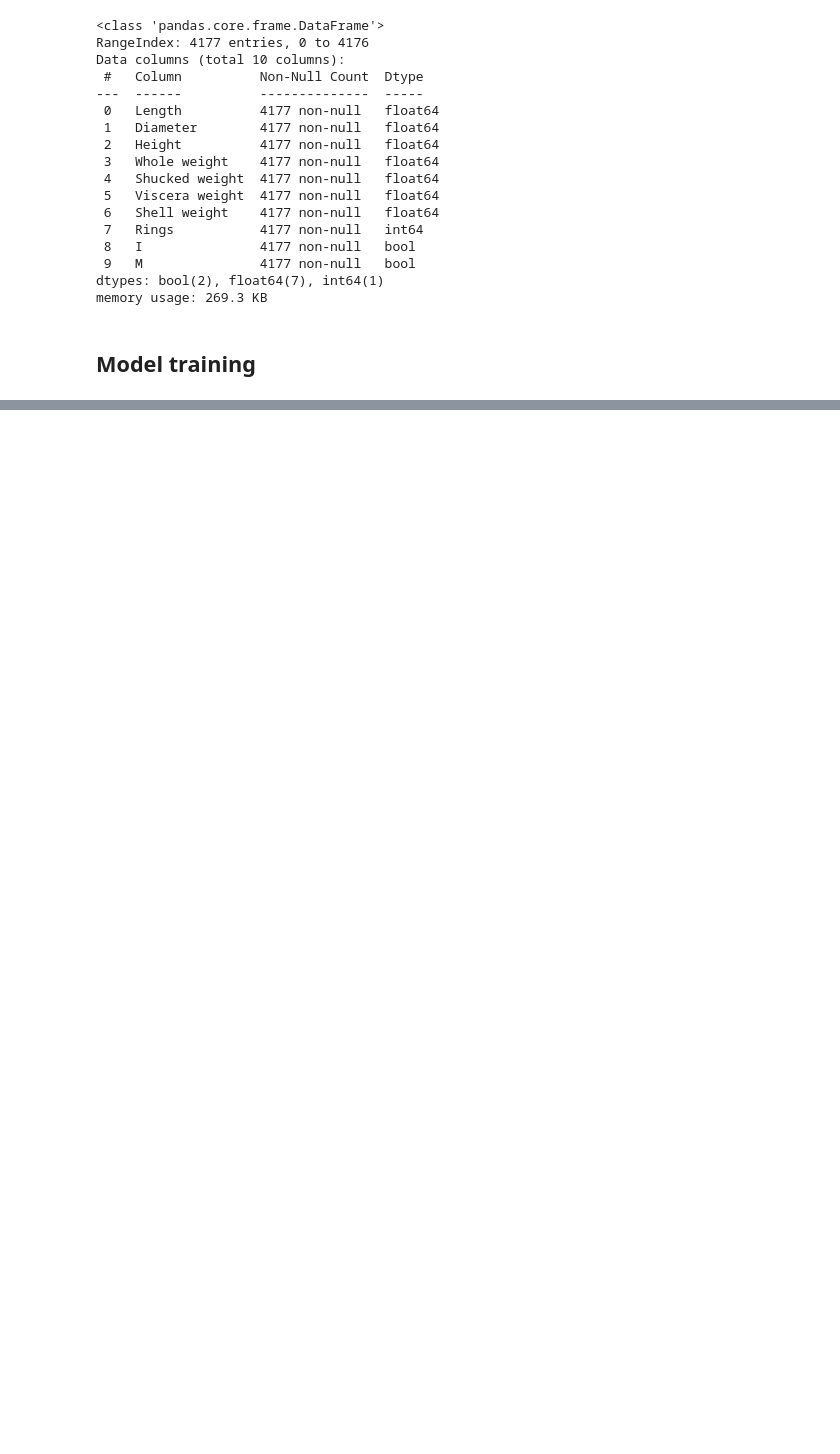
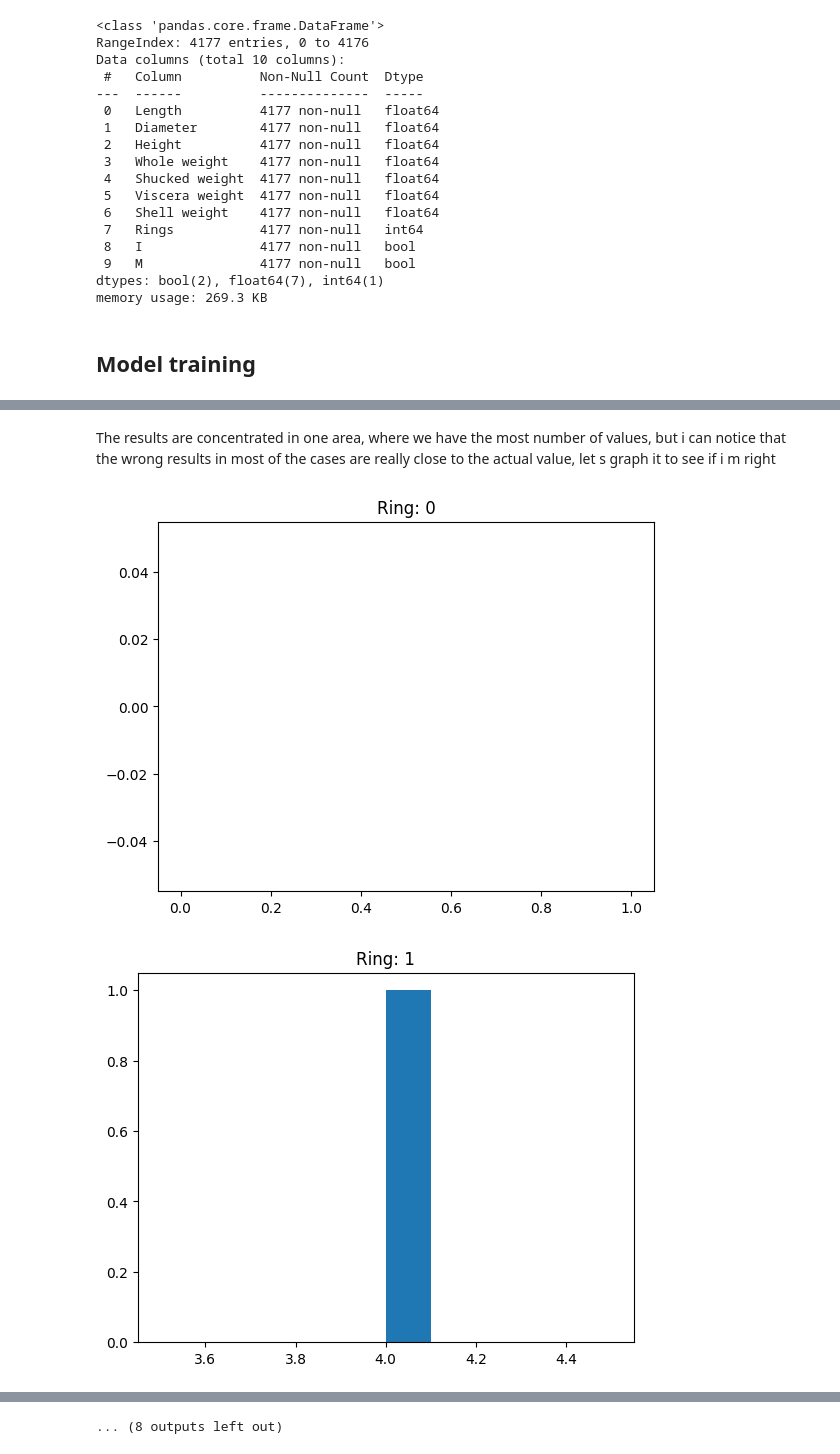
Before and after one commit to LeoBello00/AI_Project3, a Jupyter notebook: src/AI_Proyecto3.ipynb, the cells around one changed output, grey strips where cells are left out. Saved outputs shown, nothing was run; the diff lists cells and outputs as text; code cells hidden in the pictures; blank space fills up the shorter version.

```diff
--- a/src/AI_Proyecto3.ipynb
+++ b/src/AI_Proyecto3.ipynb
@@ -178,0 +166,12 @@ warnings.filterwarnings("ignore")
+# %%
+for model_name, model_info in model_dict.items():
+    print("Training model: ", model_name)
+    pipe = Pipeline([('scaler', MinMaxScaler()), ('model', model_info['model'])])
+    grid = GridSearchCV(pipe, model_info['grid'], cv=3, n_jobs=-1)
+    grid.fit(X_train, y_train)
+    print("Best parameters: ", grid.best_params_)
+    y_pred = grid.predict(X_test)
+    model_info['Y_pred'] = y_pred
+    model_info['Precision'] = precision_score(y_test, y_pred, average='weighted')
+    model_info['Recall'] = recall_score(y_test, y_pred, average='weighted')
+    model_info['Accuracy'] = accuracy_score(y_test, y_pred)
@@ -178,0 +189,6 @@ warnings.filterwarnings("ignore")
+# %%
+for model_name, model_info in model_dict.items():
+    print(model_name)
+    print('Precision:', model_info['Precision'])
+    print('Recall:', model_info['Recall'])
+    print('Accuracy:', model_info['Accuracy'])
@@ -178,0 +218,15 @@ warnings.filterwarnings("ignore")
+# %%
+# do the confusion matrix for each model
+from sklearn.metrics import confusion_matrix
+import seaborn as sns
+import matplotlib.pyplot as plt
+
+for model_name, model_info in model_dict.items():
+    y_pred = model_info['Y_pred']
+    cm = confusion_matrix(y_test, y_pred)
+    plt.figure(figsize=(6,5))
+    sns.heatmap(cm, annot=True, fmt='d')
+    plt.xlabel('Predicted')
+    plt.ylabel('Truth')
+    plt.title(model_name)
+    plt.show()
@@ -178,0 +239,16 @@ warnings.filterwarnings("ignore")
+# %% [markdown]
+The results are concentrated in one area, where we have the most number of values, but i can notice that the wrong results in most of the cases are really close to the actual value, let s graph it to see if i m right
+# %%
+# 4 histograms of the y pred of the best model where the ytest is 5,6,7,8
+
+for model_name, model_info in model_dict.items():
+    if model_info['Accuracy'] == max([model_info['Accuracy'] for model_name, model_info in model_dict.items()]):
+        y_pred = model_info['Y_pred']
+        for ring in range(20):
+            plt.hist(y_pred[y_test == ring])
+            plt.title("Ring: " + str(ring))
+            plt.show()
+        break
+# %% [output]
+[figure, added]
+[figure, added]
@@ -178,0 +265 @@ warnings.filterwarnings("ignore")
+... (8 outputs left out)
```
Also changed, not shown: parts of 32 cells of this notebook.
